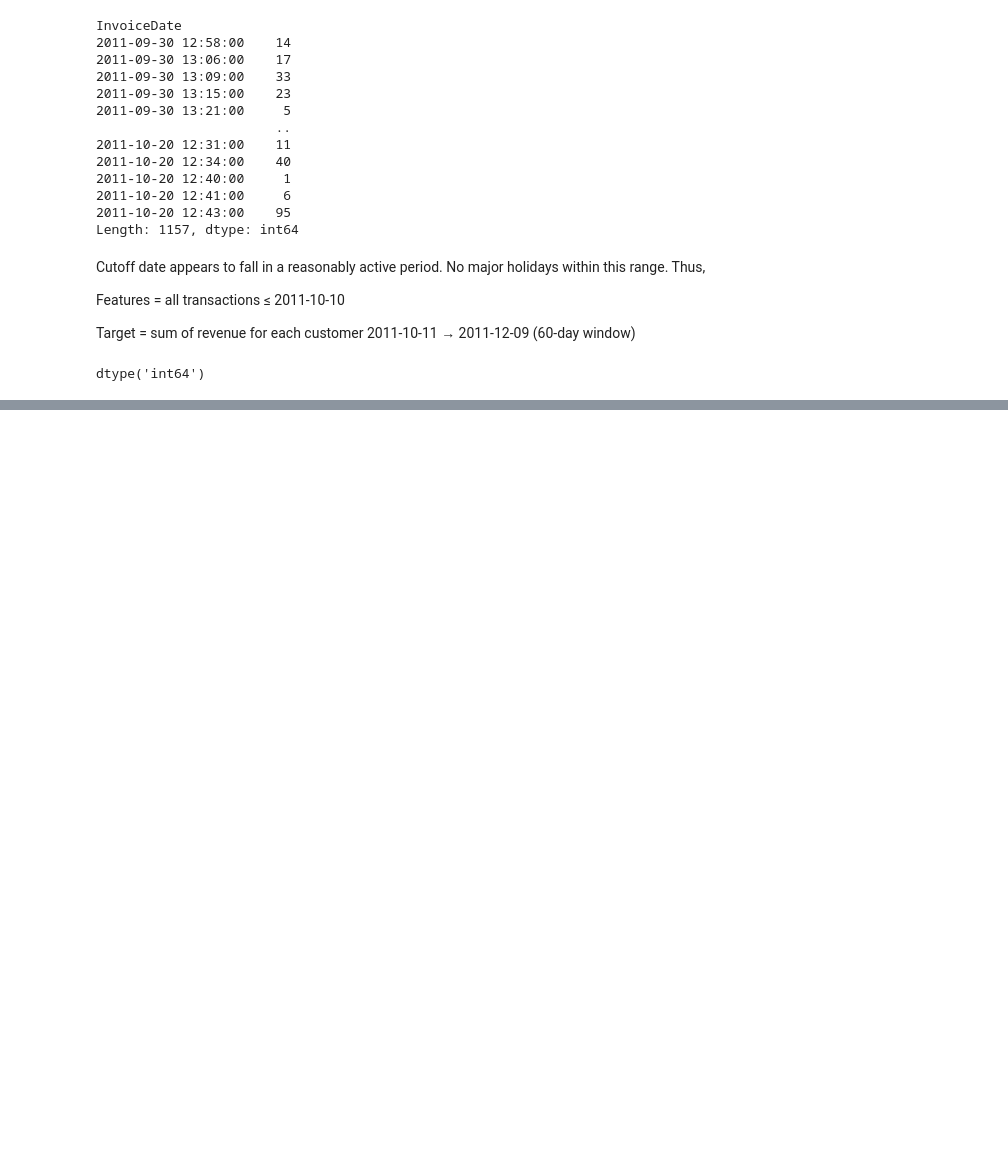
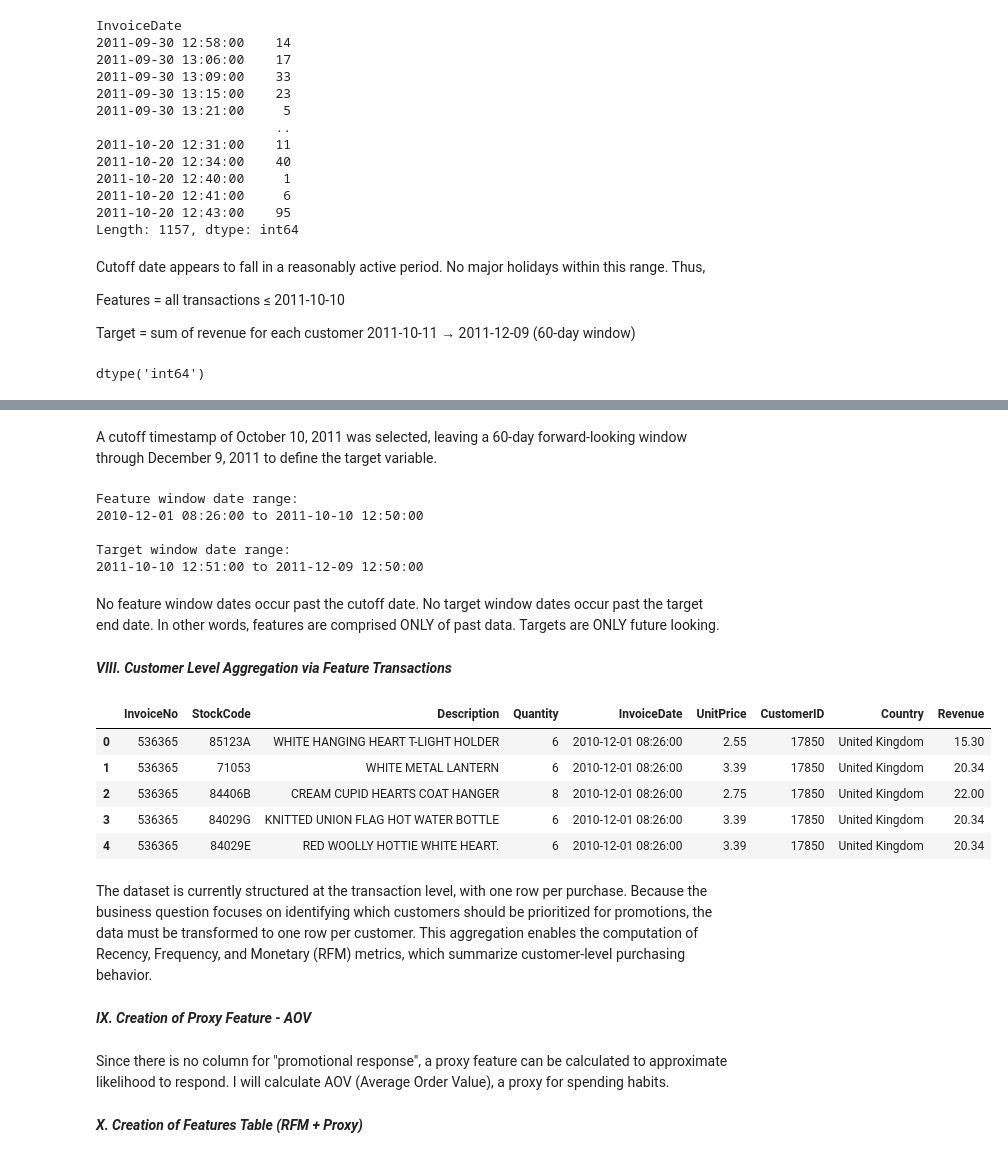
Before and after one commit to Link58155/Capstone3, a Jupyter notebook: notebooks/02_DataWrangling_v1.ipynb, the cells around one changed output, grey strips where cells are left out. Cells and saved outputs as stored; diff of their text form; code cells hidden in the pictures; blank space fills up the shorter version.

Commit message:
before mentor

```diff
--- a/notebooks/02_DataWrangling_v1.ipynb
+++ b/notebooks/02_DataWrangling_v1.ipynb
@@ -378,0 +385,39 @@ data_raw.to_csv("cleaned_transactions.csv", index=False)
+# %% [markdown]
+A cutoff timestamp of October 10, 2011 was selected, leaving a 60-day forward-looking window through December 9, 2011 to define the target variable.
+# %%
+### Splitting Transactions before (features) and after(target) Cutoff Date
+
+features_txn = data_raw[data_raw['InvoiceDate'] <= cutoff_date].copy()
+target_txn = data_raw[
+    (data_raw['InvoiceDate'] > cutoff_date) &
+    (data_raw['InvoiceDate'] <= target_end_date)
+].copy()
+# %%
+### Sanity Check
+
+print("Feature window date range:")
+print(features_txn['InvoiceDate'].min(), "to", features_txn['InvoiceDate'].max())
+
+print("\nTarget window date range:")
+print(target_txn['InvoiceDate'].min(), "to", target_txn['InvoiceDate'].max())
+# %% [output]
+Feature window date range:
+2010-12-01 08:26:00 to 2011-10-10 12:50:00
+
+Target window date range:
+2011-10-10 12:51:00 to 2011-12-09 12:50:00
+# %% [markdown]
+No feature window dates occur past the cutoff date.  No target window dates occur past the target end date. In other words, features are comprised ONLY of past data.  Targets are ONLY future looking.
+# %% [markdown]
+***VIII. Customer Level Aggregation via Feature Transactions***
+# %%
+features_txn.head()
+# %% [output]
+|  | InvoiceNo | StockCode | Description | Quantity | InvoiceDate | UnitPrice | CustomerID | Country | Revenue |
+| 0 | 536365 | 85123A | WHITE HANGING HEART T-LIGHT HOLDER | 6 | 2010-12-01 08:26:00 | 2.55 | 17850 | United Kingdom | 15.30 |
+| 1 | 536365 | 71053 | WHITE METAL LANTERN | 6 | 2010-12-01 08:26:00 | 3.39 | 17850 | United Kingdom | 20.34 |
+| 2 | 536365 | 84406B | CREAM CUPID HEARTS COAT HANGER | 8 | 2010-12-01 08:26:00 | 2.75 | 17850 | United Kingdom | 22.00 |
+| 3 | 536365 | 84029G | KNITTED UNION FLAG HOT WATER BOTTLE | 6 | 2010-12-01 08:26:00 | 3.39 | 17850 | United Kingdom | 20.34 |
+| 4 | 536365 | 84029E | RED WOOLLY HOTTIE WHITE HEART. | 6 | 2010-12-01 08:26:00 | 3.39 | 17850 | United Kingdom | 20.34 |
+# %% [markdown]
+The dataset is currently structured at the transaction level, with one row per purchase. Because the business question focuses on identifying which customers should be prioritized for promotions, the data must be transformed to one row per customer. This aggregation enables the computation of Recency, Frequency, and Monetary (RFM) metrics, which summarize customer-level purchasing behavior.
@@ -378,0 +438,4 @@ data_raw.to_csv("cleaned_transactions.csv", index=False)
+# %% [markdown]
+***IX. Creation of Proxy Feature - AOV***
+# %% [markdown]
+Since there is no column for "promotional response", a proxy feature can be calculated to approximate likelihood to respond. I will calculate AOV (Average Order Value), a proxy for spending habits.
@@ -378,0 +446,2 @@ data_raw.to_csv("cleaned_transactions.csv", index=False)
+# %% [markdown]
+***X. Creation of Features Table (RFM + Proxy)***
```
Also changed, not shown: parts of 28 cells of this notebook.
